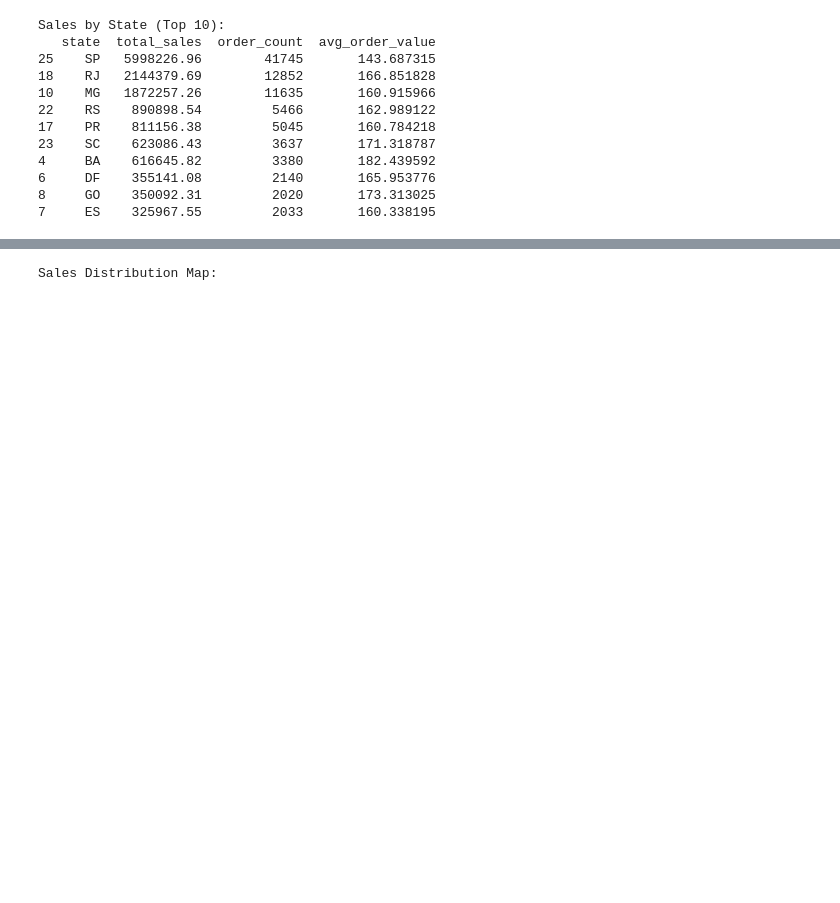
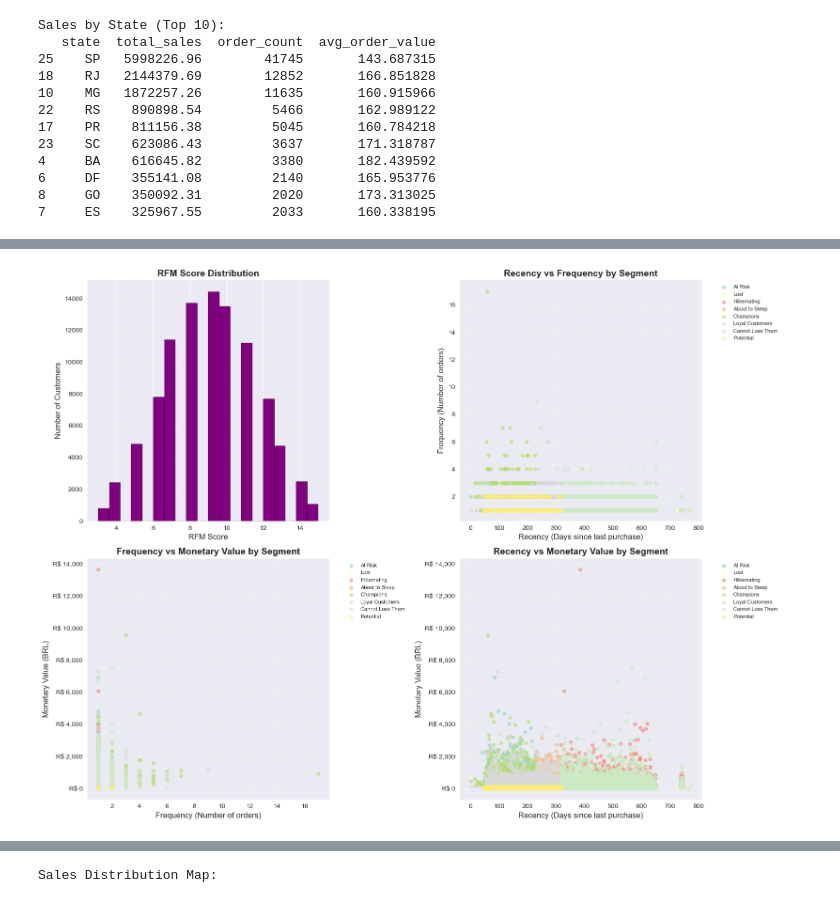
Before and after one commit to estheruj/dsai3-module2-project-team5, a Jupyter notebook: notebooks/eda.ipynb, the cells around one changed output, grey strips where cells are left out. Cells and saved outputs as stored; diff of their text form; code cells hidden in the pictures; blank space fills up the shorter version.

```diff
--- a/notebooks/eda.ipynb
+++ b/notebooks/eda.ipynb
@@ -978,0 +1148,52 @@ Sales by State (Top 10):
+# %%
+# RFM Score Distribution and Scatter Plots
+fig, axes = plt.subplots(2, 2, figsize=(16, 12))
+
+# 1. RFM Score Distribution
+rfm_data['RFM_Score'].hist(bins=20, ax=axes[0, 0], edgecolor='black', color='purple')
+axes[0, 0].set_title('RFM Score Distribution', fontsize=14, fontweight='bold')
+axes[0, 0].set_xlabel('RFM Score', fontsize=12)
+axes[0, 0].set_ylabel('Number of Customers', fontsize=12)
+axes[0, 0].grid(True, alpha=0.3, axis='y')
+
+# 2. Recency vs Frequency (colored by segment)
+segments = rfm_data['Segment'].unique()
+colors = plt.cm.Set3(np.linspace(0, 1, len(segments)))
+for i, segment in enumerate(segments):
+    segment_data = rfm_data[rfm_data['Segment'] == segment]
+    axes[0, 1].scatter(segment_data['Recency'], segment_data['Frequency'],
+                       label=segment, alpha=0.6, s=30, c=[colors[i]])
+axes[0, 1].set_title('Recency vs Frequency by Segment', fontsize=14, fontweight='bold')
+axes[0, 1].set_xlabel('Recency (Days since last purchase)', fontsize=12)
+axes[0, 1].set_ylabel('Frequency (Number of orders)', fontsize=12)
+axes[0, 1].legend(bbox_to_anchor=(1.05, 1), loc='upper left', fontsize=8)
+axes[0, 1].grid(True, alpha=0.3)
+
+# 3. Frequency vs Monetary (colored by segment)
+for i, segment in enumerate(segments):
+    segment_data = rfm_data[rfm_data['Segment'] == segment]
+    axes[1, 0].scatter(segment_data['Frequency'], segment_data['Monetary'],
+                       label=segment, alpha=0.6, s=30, c=[colors[i]])
+axes[1, 0].set_title('Frequency vs Monetary Value by Segment', fontsize=14, fontweight='bold')
+axes[1, 0].set_xlabel('Frequency (Number of orders)', fontsize=12)
+axes[1, 0].set_ylabel('Monetary Value (BRL)', fontsize=12)
+axes[1, 0].yaxis.set_major_formatter(plt.FuncFormatter(lambda x, p: f'R$ {x:,.0f}'))
+axes[1, 0].legend(bbox_to_anchor=(1.05, 1), loc='upper left', fontsize=8)
+axes[1, 0].grid(True, alpha=0.3)
+
+# 4. Recency vs Monetary (colored by segment)
+for i, segment in enumerate(segments):
+    segment_data = rfm_data[rfm_data['Segment'] == segment]
+    axes[1, 1].scatter(segment_data['Recency'], segment_data['Monetary'],
+                       label=segment, alpha=0.6, s=30, c=[colors[i]])
+axes[1, 1].set_title('Recency vs Monetary Value by Segment', fontsize=14, fontweight='bold')
+axes[1, 1].set_xlabel('Recency (Days since last purchase)', fontsize=12)
+axes[1, 1].set_ylabel('Monetary Value (BRL)', fontsize=12)
+axes[1, 1].yaxis.set_major_formatter(plt.FuncFormatter(lambda x, p: f'R$ {x:,.0f}'))
+axes[1, 1].legend(bbox_to_anchor=(1.05, 1), loc='upper left', fontsize=8)
+axes[1, 1].grid(True, alpha=0.3)
+
+plt.tight_layout()
+plt.show()
+# %% [output]
+[figure, added]
```
Also changed, not shown: parts of 6 cells of this notebook.
